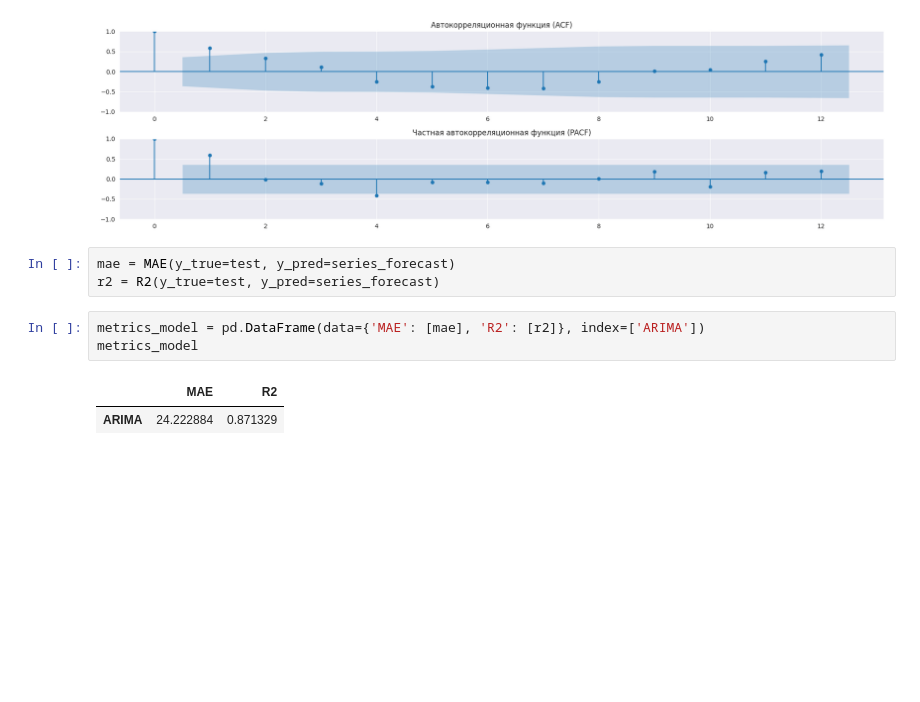
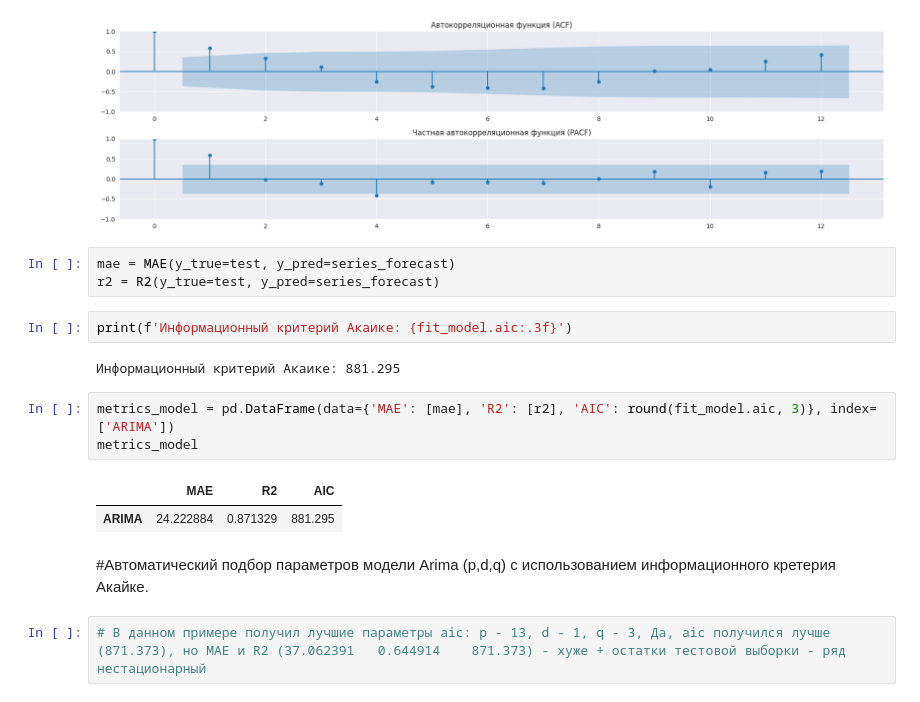
Before and after one commit to AndrDFg/Homework.-Netology.-Data-Science, a Jupyter notebook: 13. Временные ряды/ДЗ_3_Модели ARMA/ДЗ_3_Временные_ряды__Модели_ARMA.ipynb, the cells around one changed output. Drawn from its saved outputs; the diff is of its cells as text; blank space fills up the shorter version.

```diff
--- a/13. Временные ряды/ДЗ_3_Модели ARMA/ДЗ_3_Временные_ряды__Модели_ARMA.ipynb
+++ b/13. Временные ряды/ДЗ_3_Модели ARMA/ДЗ_3_Временные_ряды__Модели_ARMA.ipynb
@@ -208,9 +208,17 @@ P_value: 0.00908
 # %%
 mae = MAE(y_true=test, y_pred=series_forecast)
 r2 = R2(y_true=test, y_pred=series_forecast)
+# %%
+print(f'Информационный критерий Акаике: {fit_model.aic:.3f}')
+# %% [output]
+Информационный критерий Акаике: 881.295
 # %%
-metrics_model = pd.DataFrame(data={'MAE': [mae], 'R2': [r2]}, index=['ARIMA'])
+metrics_model = pd.DataFrame(data={'MAE': [mae], 'R2': [r2], 'AIC': round(fit_model.aic, 3)}, index=['ARIMA'])
 metrics_model
 # %% [output]
-|  | MAE | R2 |
-| ARIMA | 24.222884 | 0.871329 |
+|  | MAE | R2 | AIC |
+| ARIMA | 24.222884 | 0.871329 | 881.295 |
+# %% [markdown]
+#Автоматический подбор параметров модели Arima (p,d,q) с использованием информационного кретерия Акайке.
+# %%
+# В данном примере получил лучшие параметры aic: p - 13, d - 1, q - 3, Да, aic получился лучше (871.373), но MAE и R2 (37.062391	0.644914	871.373) - хуже + остатки тестoвой выборки - ряд нестационарный
```
Also changed, not shown: parts of 3 cells of this notebook, 4 other files.
